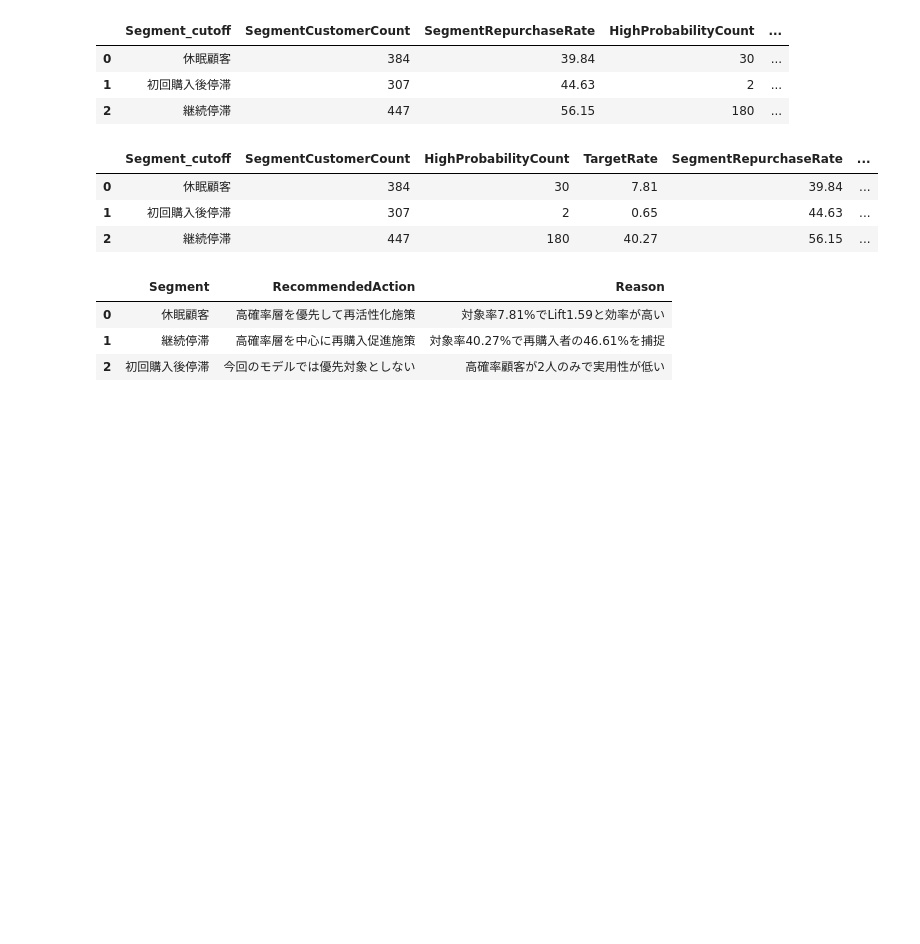
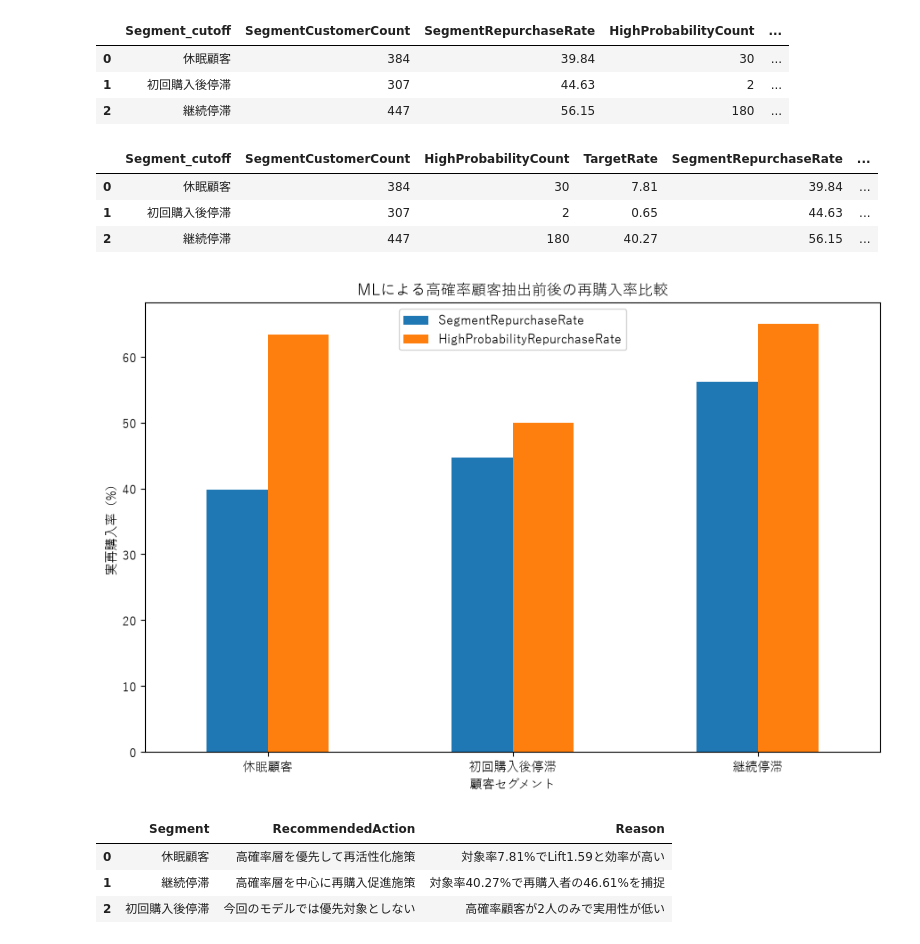
Before and after one commit to hayamon1121/online-retail-analysis, a Jupyter notebook: notebooks/01_online_retail_analysis.ipynb, the cells around one changed output. Cells and saved outputs as stored; diff of their text form; code cells hidden in the pictures; blank space fills up the shorter version.

```diff
--- a/notebooks/01_online_retail_analysis.ipynb
+++ b/notebooks/01_online_retail_analysis.ipynb
@@ -2580,6 +2580,29 @@ targeting_effect[
 | 0 | 休眠顧客 | 384 | 30 | 7.81 | 39.84 | ... |
 | 1 | 初回購入後停滞 | 307 | 2 | 0.65 | 44.63 | ... |
 | 2 | 継続停滞 | 447 | 180 | 40.27 | 56.15 | ... |
+# %%
+targeting_plot = targeting_effect.set_index(
+    "Segment_cutoff"
+)[
+    [
+        "SegmentRepurchaseRate",
+        "HighProbabilityRepurchaseRate"
+    ]
+]
+
+targeting_plot.plot(
+    kind="bar",
+    figsize=(9, 6)
+)
+
+plt.ylabel("実再購入率（%）")
+plt.xlabel("顧客セグメント")
+plt.title("MLによる高確率顧客抽出前後の再購入率比較")
+plt.xticks(rotation=0)
+plt.tight_layout()
+plt.show()
+# %% [output]
+[figure, added]
 # %%
 action_summary = pd.DataFrame({
     "Segment": [
```
Also changed, not shown: 1 other file.
